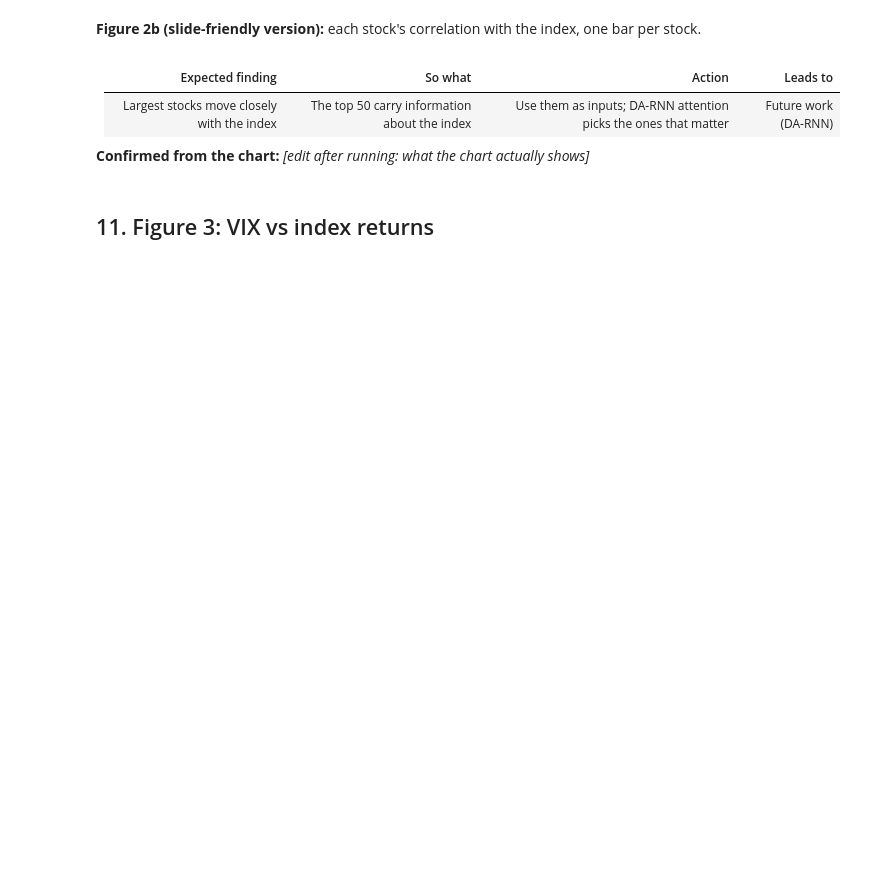
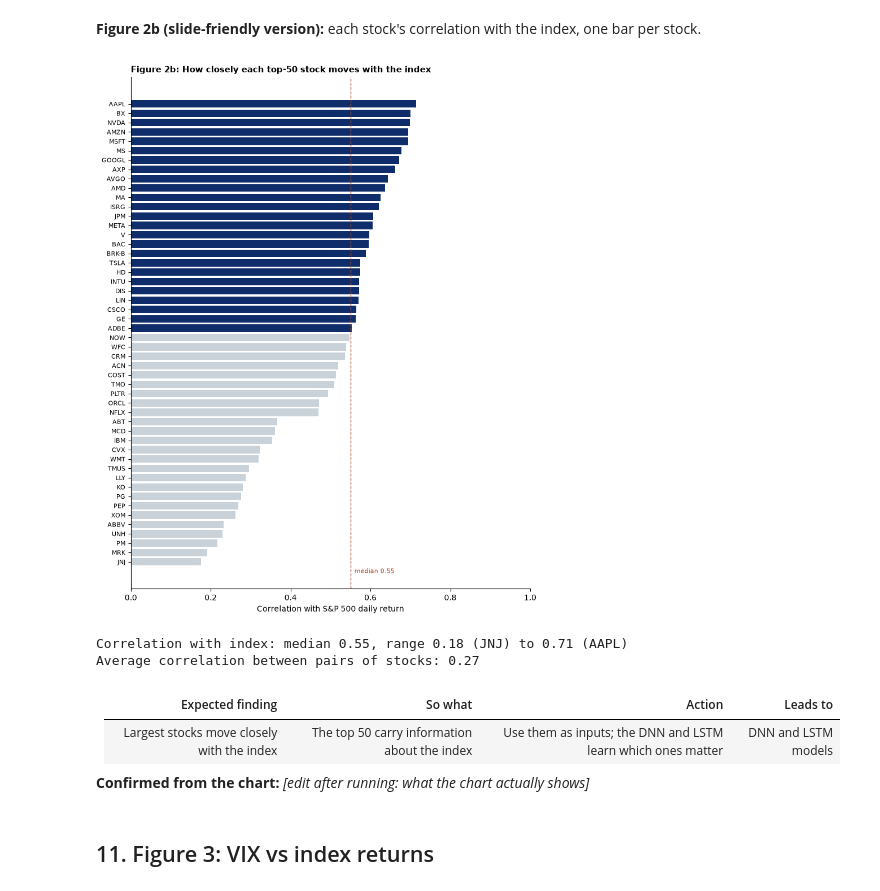
Before and after one commit to luuuneytunes12/mla_finX, a Jupyter notebook: notebooks/01_eda.ipynb, the cells around one changed output. Cells and saved outputs as stored; diff of their text form; code cells hidden in the pictures; blank space fills up the shorter version.

```diff
--- a/notebooks/01_eda.ipynb
+++ b/notebooks/01_eda.ipynb
@@ -144,30 +558,30 @@ plt.show()
 # %%
 c = corr_with_index.sort_values()
 fig, ax = plt.subplots(figsize=(8, 10))
 ax.barh(c.index, c.values, color=[NAVY if v >= c.median() else LIGHT for v in c.values])
 ax.axvline(c.median(), color=ACCENT, ls="--", lw=1)
 ax.text(c.median() + 0.01, -1.2, f"median {c.median():.2f}", color=ACCENT, fontsize=8)
 ax.tick_params(axis="y", labelsize=8)
 ax.set_xlabel("Correlation with S&P 500 daily return")
 ax.set_xlim(0, 1)
 title(ax, "Figure 2b: How closely each top-50 stock moves with the index", 11)
 style(ax)
 fig.tight_layout()
 fig.savefig(f"{OUT}/fig2b_corr_with_index.png", dpi=200, bbox_inches="tight")
 plt.show()
 
-print(
-    f"Correlation with index: median {c.median():.2f}, range {c.min():.2f} ({c.idxmin()}) "
-    f"to {c.max():.2f} ({c.idxmax()})"
-)
-print(
-    f"Average correlation between pairs of stocks: "
-    f"{cm.iloc[1:, 1:].values[np.triu_indices(len(top), 1)].mean():.2f}"
-)
+print(f"Correlation with index: median {c.median():.2f}, range {c.min():.2f} ({c.idxmin()}) "
+      f"to {c.max():.2f} ({c.idxmax()})")
+print(f"Average correlation between pairs of stocks: "
+      f"{cm.iloc[1:, 1:].values[np.triu_indices(len(top), 1)].mean():.2f}")
+# %% [output]
+[figure, added]
+Correlation with index: median 0.55, range 0.18 (JNJ) to 0.71 (AAPL)
+Average correlation between pairs of stocks: 0.27
 # %% [markdown]
-| Expected finding                           | So what                                      | Action                                                          | Leads to             |
-| ------------------------------------------ | -------------------------------------------- | --------------------------------------------------------------- | -------------------- |
-| Largest stocks move closely with the index | The top 50 carry information about the index | Use them as inputs; DA-RNN attention picks the ones that matter | Future work (DA-RNN) |
+| Expected finding | So what | Action | Leads to |
+|---|---|---|---|
+| Largest stocks move closely with the index | The top 50 carry information about the index | Use them as inputs; the DNN and LSTM learn which ones matter | DNN and LSTM models |
 
 **Confirmed from the chart:** _[edit after running: what the chart actually shows]_
 # %% [markdown]
```
Also changed, not shown: parts of 37 cells of this notebook, 58 other files.
